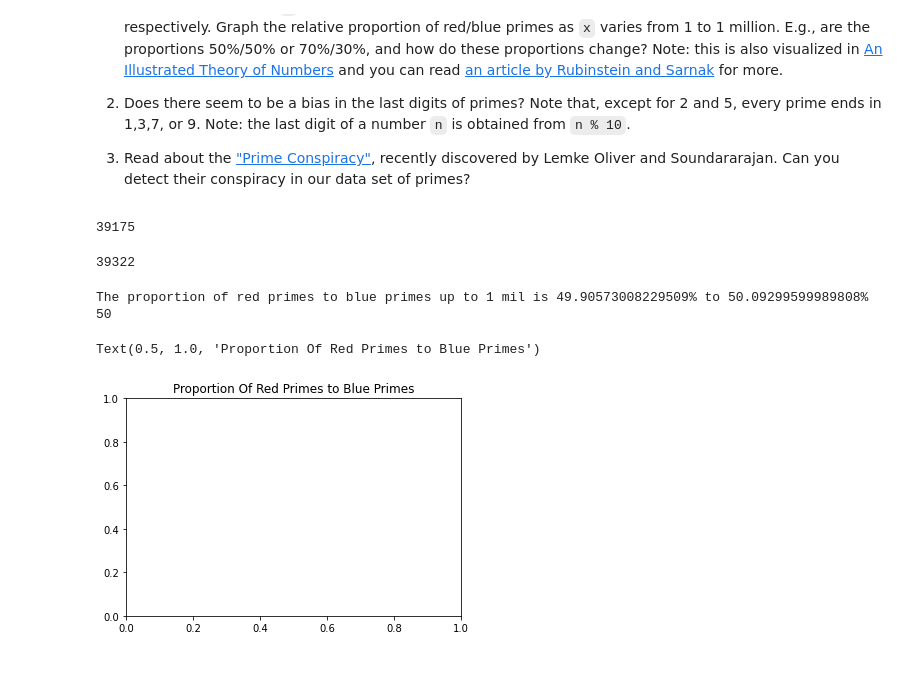
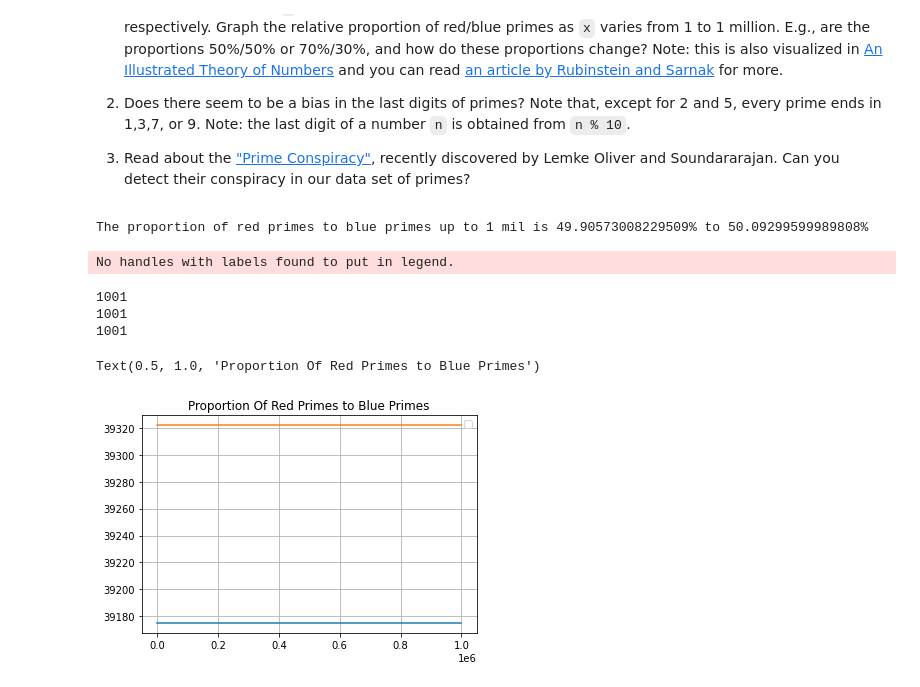
Before and after one commit to Gavin-Moss/Python-for-Math, a Jupyter notebook: P4M_Notebook_3.ipynb, the cells around one changed output. Drawn from its saved outputs; the diff is of its cells as text; code cells hidden in the pictures.

```diff
--- a/P4M_Notebook_3.ipynb
+++ b/P4M_Notebook_3.ipynb
@@ -976,38 +997,45 @@ Observe that gaps of 2 (twin primes) are pretty frequent.  There are over 8000 o
 3.  Read about the ["Prime Conspiracy"](https://www.quantamagazine.org/mathematicians-discover-prime-conspiracy-20160313), recently discovered by Lemke Oliver and Soundararajan.  Can you detect their conspiracy in our data set of primes?
 # %%
 def redprimes_upto(x):
-  totalprimes = len(where(isprime_list(x)))
+  #totalprimes = where(isprime_list(x))
   redprimes = len([p for p in primes if p % 4 == 1])
   return redprimes
 # %%
 def blueprimes_upto(x):
-  totalprimes = len(where(isprime_list(x)))
+  #totalprimes = len(where(isprime_list(x)))
   blueprimes = len([p for p in primes if p % 4 == 3])
   return blueprimes
 # %%
 redprimes_upto(100000)
-# %% [output]
-39175
 # %%
 blueprimes_upto(1000000)
-# %% [output]
-39322
 # %%
-x_values = numpy.linspace(1,1000000)
+x_values = numpy.linspace(1,1000000,1001)
 totalprimes = len(where(isprime_list(1000000)))
 proportionOfRed = (redprimes_upto(1000000)/totalprimes)*100
 proportionOfBlue = (blueprimes_upto(1000000)/totalprimes)*100
+
 print("The proportion of red primes to blue primes up to 1 mil is {}% to {}%".format(proportionOfRed, proportionOfBlue))
-#y_values = redprimes_upto(1000000)/blueprimes_upto(1000000)
-#pix_values = numpy.array([primes_upto(x) for x in x_values])
+
+Redy_values = numpy.array([redprimes_upto(x) for x in x_values])
+Bluey_values = numpy.array([blueprimes_upto(x) for x in x_values])
+
 print(len(x_values))
-#print(len(y_values))
+print(len(Redy_values))
+print(len(Bluey_values))
+
 #len(x_values) == len(y_values)
-#%matplotlib inline
-#plt.plot(x_values,y_values)
+%matplotlib inline
+plt.plot(x_values,Redy_values)
+plt.plot(x_values,Bluey_values)
+plt.grid(True)
+plt.legend()
 plt.title('Proportion Of Red Primes to Blue Primes')
 # %% [output]
 The proportion of red primes to blue primes up to 1 mil is 49.90573008229509% to 50.09299599989808%
-50
-Text(0.5, 1.0, 'Proportion Of Red Primes to Blue Primes')
+No handles with labels found to put in legend.
+1001
+1001
+1001
+Text(0.5, 1.0, 'Proportion Of Red Primes to Blue Primes')
-[figure, old version]
+[figure, new version]
```
Also changed, not shown: parts of 30 cells of this notebook.
